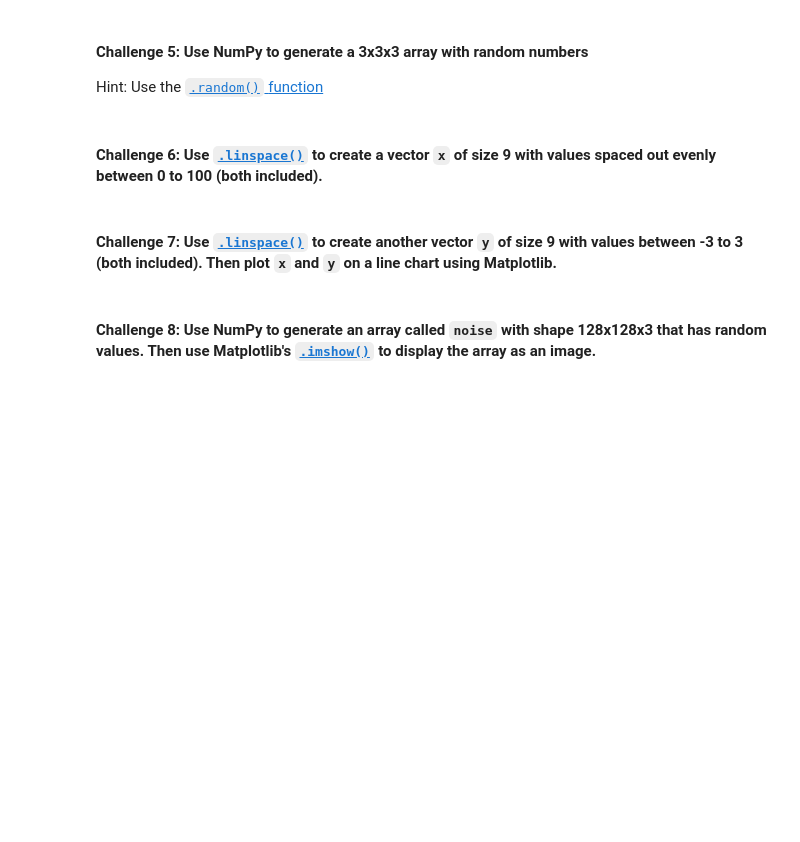
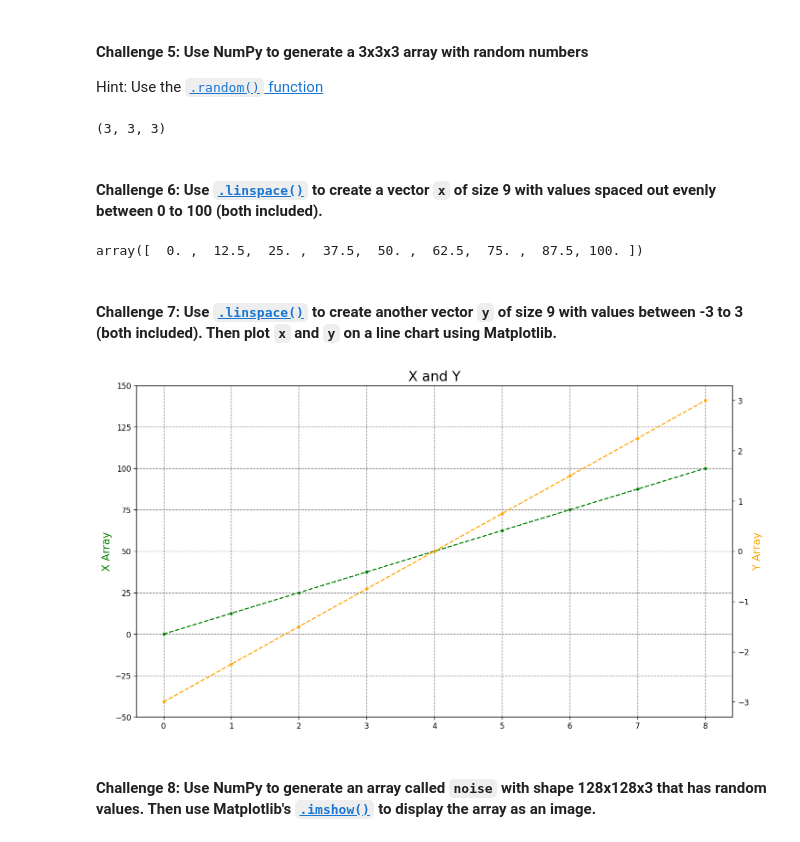
Before and after one commit to LFCamacho-dev/Computation-with-NumPy, a Jupyter notebook: Computation_with_NumPy_and_N_Dimensional_Arrays.ipynb, the cells around one changed output. Saved outputs shown, nothing was run; the diff lists cells and outputs as text; code cells hidden in the pictures; blank space fills up the shorter version.

Commit message:
multiple exercises with NumPy, n-dimensional arrays, mini challenges completed

```diff
--- a/Computation_with_NumPy_and_N_Dimensional_Arrays.ipynb
+++ b/Computation_with_NumPy_and_N_Dimensional_Arrays.ipynb
@@ -76,9 +160,40 @@ https://numpy.org/devdocs/user/absolute_beginners.html#how-to-reverse-an-array)
 #### **Challenge 5**: Use NumPy to generate a 3x3x3 array with random numbers
 
 Hint: Use the [`.random()` function](https://numpy.org/doc/stable/reference/random/index.html?highlight=random#module-numpy.random)
+# %%
+random_arr = np.random.random((3,3,3))
+random_arr.shape
+# %% [output]
+(3, 3, 3)
 # %% [markdown]
 #### **Challenge 6**: Use [`.linspace()`](https://numpy.org/doc/stable/reference/generated/numpy.linspace.html) to create a vector `x` of size 9 with values spaced out evenly between 0 to 100 (both included).
+# %%
+x = np.linspace(0, 100, num=9)
+x
+# %% [output]
+array([  0. ,  12.5,  25. ,  37.5,  50. ,  62.5,  75. ,  87.5, 100. ])
 # %% [markdown]
 #### **Challenge 7**: Use [`.linspace()`](https://numpy.org/doc/stable/reference/generated/numpy.linspace.html) to create another vector `y` of size 9 with values between -3 to 3 (both included). Then plot `x` and `y` on a line chart using Matplotlib.
+# %%
+y = np.linspace(-3.0, 3.0, num=9)
+
+plt.figure(figsize=(14,8), dpi=120)
+plt.title('X and Y', fontsize=18)
+
+ax1 = plt.gca()
+ax2 = ax1.twinx()
+ax1.set_ylabel('X Array', fontsize=14, color='green')
+ax2.set_ylabel('Y Array', fontsize=14, color='orange')
+
+ax1.set_ylim([-50, 150])
+
+ax1.grid(color='grey', linestyle='--')
+
+ax1.plot(x, color='green', marker='.', linestyle='dashed', linewidth=1.5)
+ax2.plot(y, color='orange', marker='.', linestyle='dashed', linewidth=1.5)
+
+plt.show()
+# %% [output]
+[figure, added]
 # %% [markdown]
 #### **Challenge 8**: Use NumPy to generate an array called `noise` with shape 128x128x3 that has random values. Then use Matplotlib's [`.imshow()`](https://matplotlib.org/3.1.1/api/_as_gen/matplotlib.pyplot.imshow.html) to display the array as an image.
```
Also changed, not shown: parts of 19 cells of this notebook.
